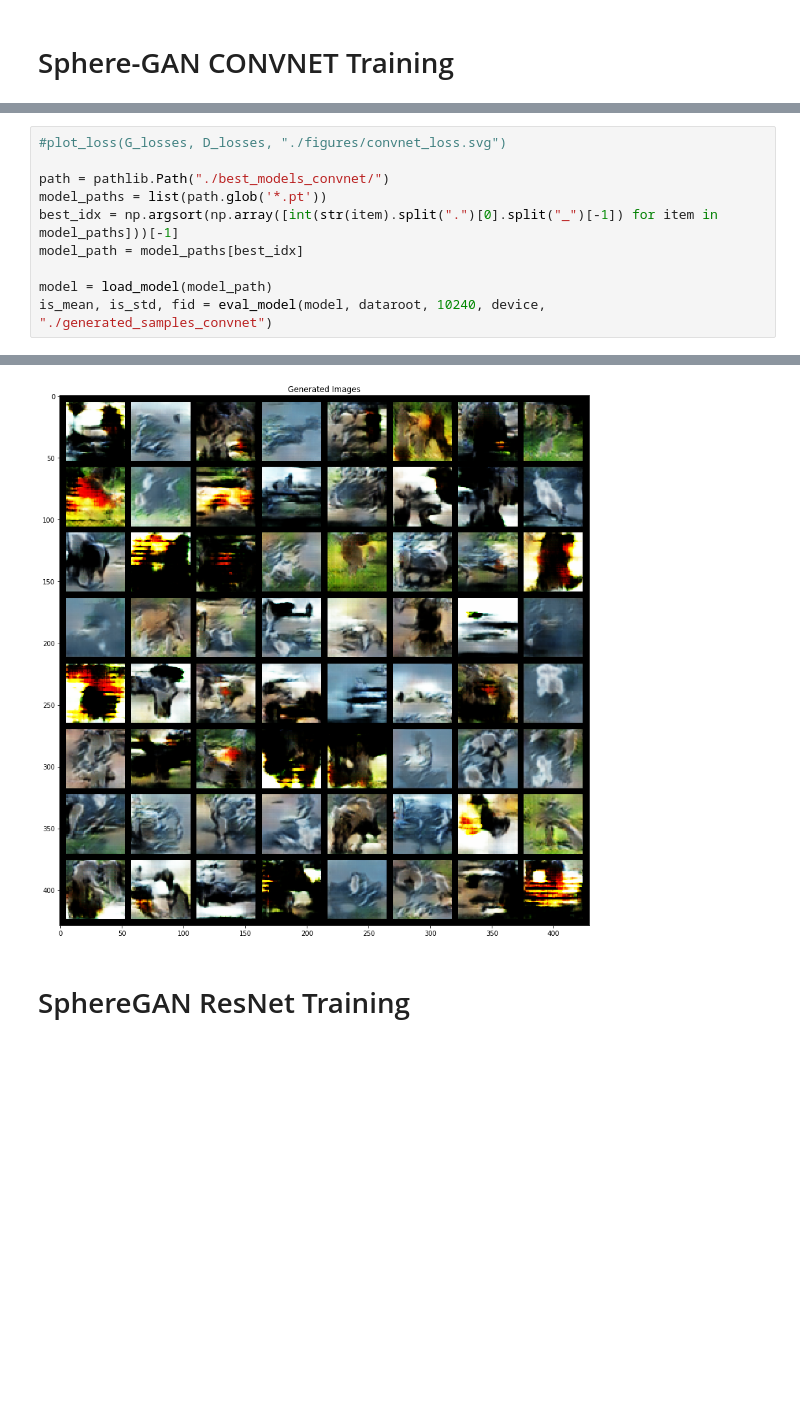
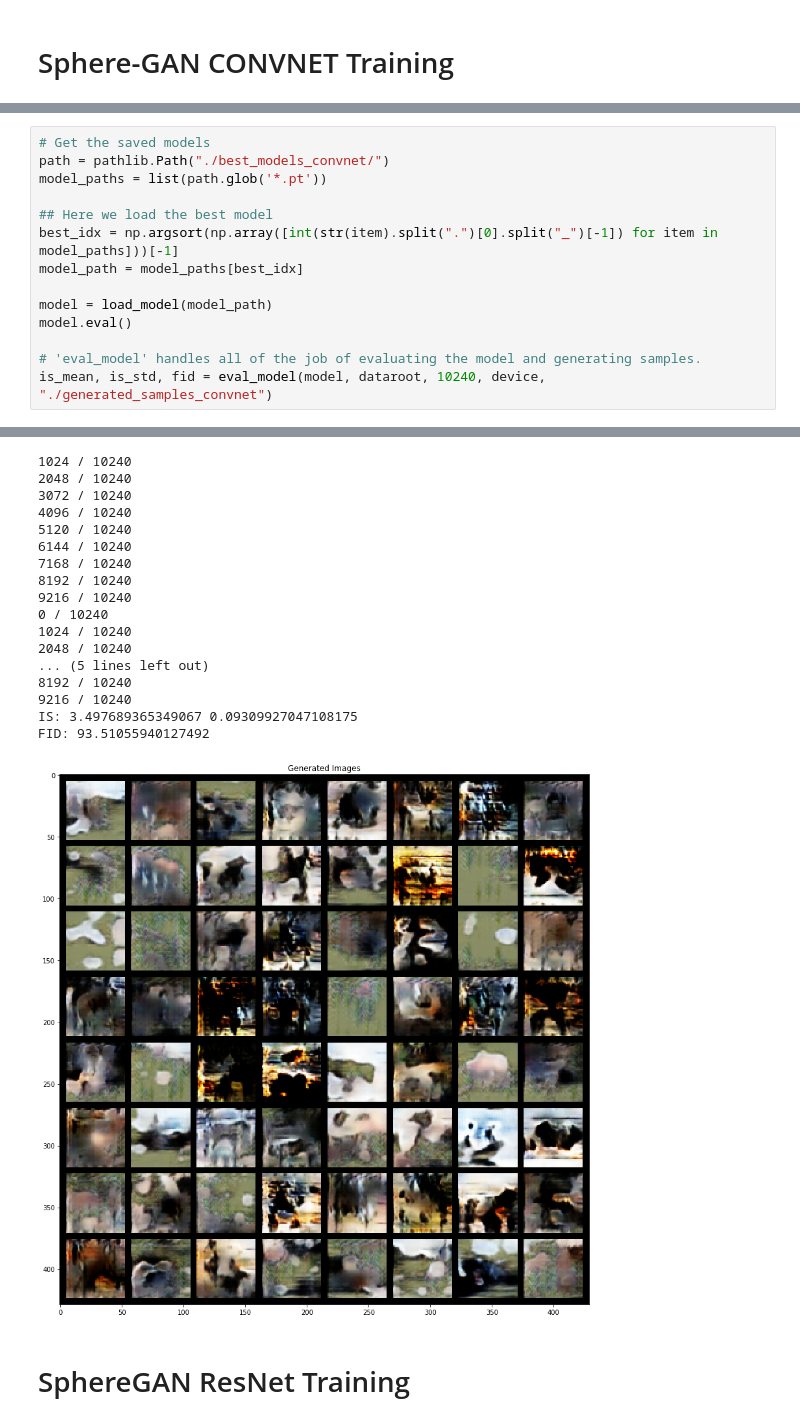
Before and after one commit to ismailkocdemir/sphere_gan, a Jupyter notebook: main.ipynb, the cells around one changed output, grey strips where cells are left out. Saved outputs shown, nothing was run; the diff lists cells and outputs as text; blank space fills up the shorter version.

```diff
--- a/main.ipynb
+++ b/main.ipynb
@@ -274,12 +351,16 @@ Iter: 101399 Inception Score: (2.0560149856920127, 0.2114603607051968)
 # %%
-#plot_loss(G_losses, D_losses, "./figures/convnet_loss.svg")
-
+# Get the saved models
 path = pathlib.Path("./best_models_convnet/")
 model_paths = list(path.glob('*.pt'))
+
+## Here we load the best model
 best_idx = np.argsort(np.array([int(str(item).split(".")[0].split("_")[-1]) for item in model_paths]))[-1]
 model_path = model_paths[best_idx]
 
 model = load_model(model_path)
+model.eval()
+
+# 'eval_model' handles all of the job of evaluating the model and generating samples.
 is_mean, is_std, fid = eval_model(model, dataroot, 10240, device, "./generated_samples_convnet")
 # %% [output]
 Generating images...
@@ -302,4 +382,21 @@ FID: 93.15112759315207
+1024 / 10240
+2048 / 10240
+3072 / 10240
+4096 / 10240
+5120 / 10240
+6144 / 10240
+7168 / 10240
+8192 / 10240
+9216 / 10240
+0 / 10240
+1024 / 10240
+2048 / 10240
+... (5 lines left out)
+8192 / 10240
+9216 / 10240
+IS: 3.497689365349067 0.09309927047108175
+FID: 93.51055940127492
-[figure, old version]
+[figure, new version]
 # %% [markdown]
 # SphereGAN ResNet Training
 # %%
```
Also changed, not shown: parts of 14 cells of this notebook, 17 other files.
